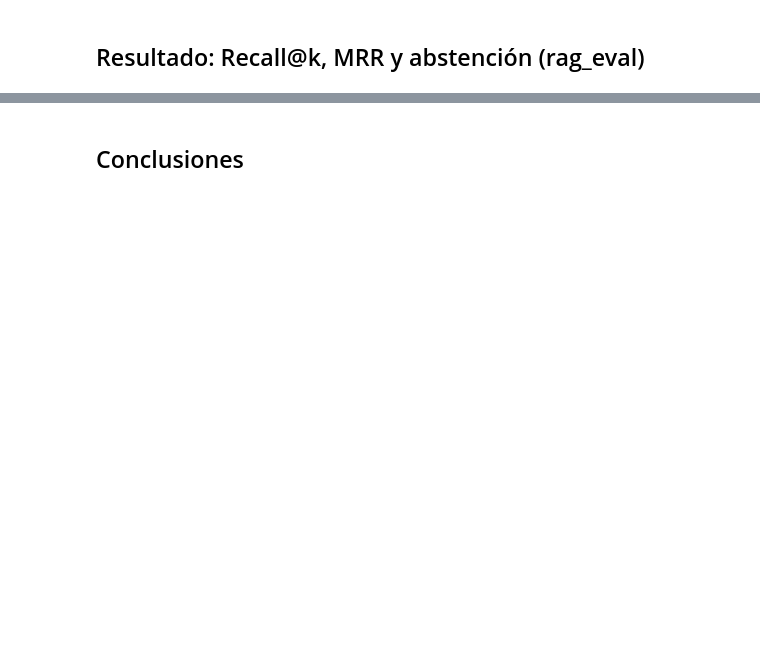
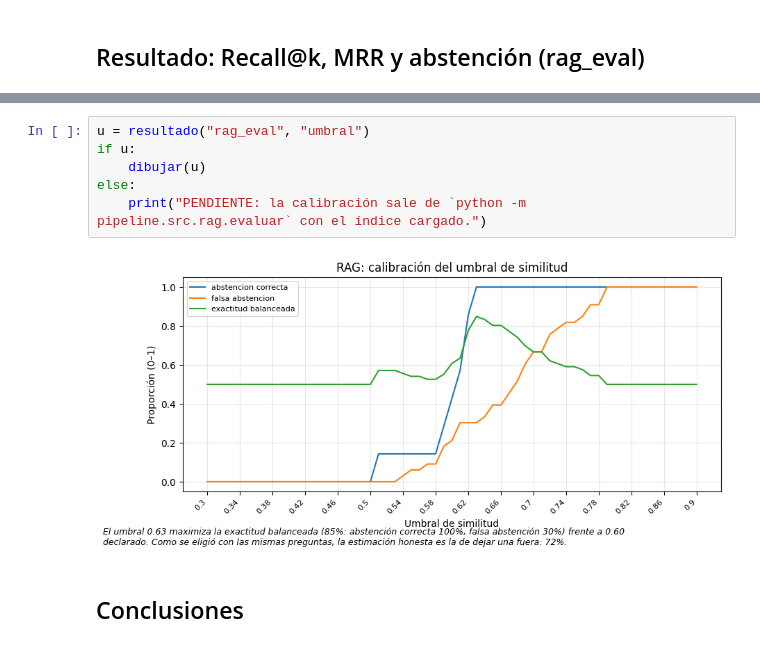
Before and after one commit to K4ppa1714/SISTEMA_DIPLOMADO, a Jupyter notebook: pipeline/notebooks/09_rag_evaluacion.ipynb, the cells around one changed output, grey strips where cells are left out. Cells and saved outputs as stored; diff of their text form; blank space fills up the shorter version.

```diff
--- a/pipeline/notebooks/09_rag_evaluacion.ipynb
+++ b/pipeline/notebooks/09_rag_evaluacion.ipynb
@@ -87,3 +123,11 @@ else:
+# %%
+u = resultado("rag_eval", "umbral")
+if u:
+    dibujar(u)
+else:
+    print("PENDIENTE: la calibración sale de `python -m pipeline.src.rag.evaluar` con el índice cargado.")
+# %% [output]
+[figure, added]
 # %% [markdown]
 ## Conclusiones
 # %%
```
Also changed, not shown: parts of 8 cells of this notebook, 7 other files.
